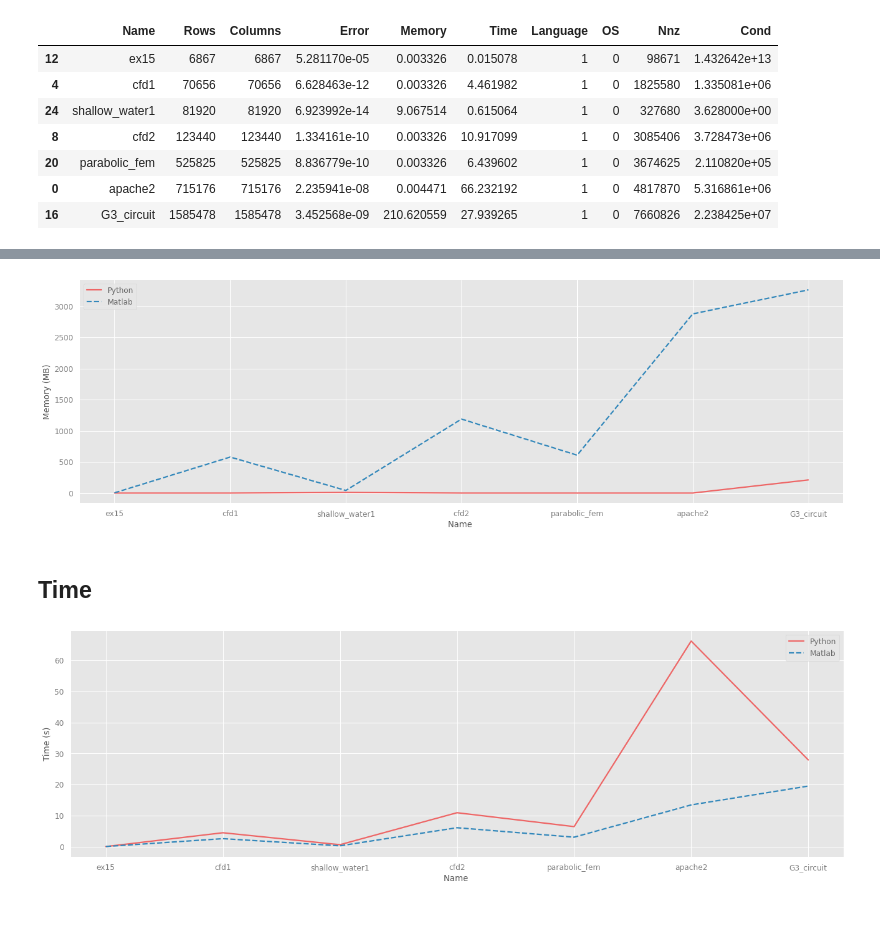
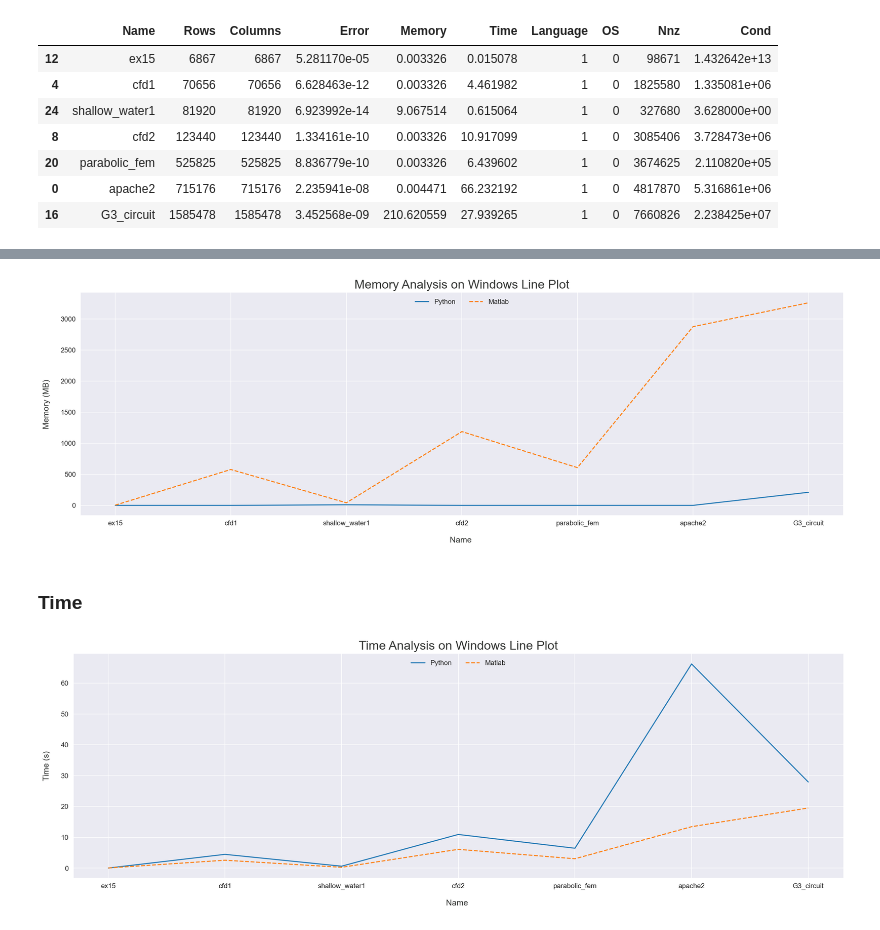
Before and after one commit to simonebenitozzi/cholesky-analysis, a Jupyter notebook: Analysis/model/LanguageCompare.ipynb, the cells around one changed output, grey strips where cells are left out. Saved outputs shown, nothing was run; the diff lists cells and outputs as text; code cells hidden in the pictures.

```diff
--- a/Analysis/model/LanguageCompare.ipynb
+++ b/Analysis/model/LanguageCompare.ipynb
@@ -1,13 +1,13 @@
 # %%
 import pandas as pd
 import os
-
-import seaborn as sns
 import matplotlib.pyplot as plt
-import numpy as np
 from matplotlib.pyplot import figure
+%config InlineBackend.figure_format = 'retina'
 
 
+# Use the newly integrated Roboto font family for all text.
+plt.rc('font', family='Open Sans')
 
 plt.style.context('fivethirtyeight')
 # %% [output]
@@ -31,4 +23,6 @@ plt.style.context('fivethirtyeight')
 # %%
+import numpy as np
+
 X_LABEL = "X_LABEL"
 Y_LABEL = "Y_LABEL"
 
@@ -54,11 +48,27 @@ def write_data(df, name):
     path = os.path.join(RESOURCES_DIRECTORY, name)
     df.to_csv(path, index=False)
 
-def plot(x_elem, y_elem, data_py, data_matlab, **keywords):
+def plot(x_elem, y_elem, data_py, data_matlab, title, **keywords):
     figure(figsize=(20, 6), dpi=80)
     plt.plot(data_py[x_elem], data_py[y_elem], label="Python", linestyle="-")
     plt.plot(data_matlab[x_elem], data_matlab[y_elem], label="Matlab", linestyle="--")
-    plt.legend()
+    title = title + " " + "Line Plot"
+    show(title, x_elem, y_elem, **keywords)
+
+
+
+def bar_plot(x_elem, y_elem, data_py, data_matlab, title, **keywords):
+    figure(figsize=(20, 6), dpi=80)
+    width = 0.4
+    plt.bar(data_py[x_elem], data_py[y_elem], label="Python", width=width)
+    plt.bar(data_matlab[x_elem] , data_matlab[y_elem], label="Matlab", width=width)
+
+
+    title = title + " " + "Bar Plot"
+    show(title, x_elem, y_elem, **keywords)
+
+
+def show(title, x_elem, y_elem, **keywords):
 
     x_label, y_label = "", ""
     if X_LABEL in keywords.keys():
@@ -66,8 +76,16 @@ def plot(x_elem, y_elem, data_py, data_matlab, **keywords):
     if Y_LABEL in keywords.keys():
         y_label = f"({keywords[Y_LABEL]})"
 
-    plt.xlabel(f"{x_elem} {x_label}")
-    plt.ylabel(f"{y_elem} {y_label}")
+
+
+
+    # removing axes from the figure
+    plt.gca().spines['right'].set_visible(False)
+    plt.gca().spines['top'].set_visible(False)
+    plt.legend(loc='upper center',ncol=2,frameon=False)
+    plt.title(title, fontsize=18, color="#333533")
+    plt.xlabel(f"{x_elem} {x_label}",  labelpad=15, fontsize=12, color="#333533")
+    plt.ylabel(f"{y_elem} {y_label}",  labelpad=15, fontsize=12, color="#333533")
     plt.show()
 # %%
 
@@ -138,10 +164,10 @@ plot("Name", "Error", windowsPython, windowsMatlab)
 # %%
-plot("Name", "Memory", windowsPython, windowsMatlab, Y_LABEL="MB")
+plot("Name", "Memory", windowsPython, windowsMatlab, "Memory Analysis on Windows", Y_LABEL="MB")
 # %% [output]
-[figure, old version]
+[figure, new version]
 # %% [markdown]
-## Time
+### Time
 # %%
-plot("Name", "Time", windowsPython, windowsMatlab, Y_LABEL="s")
+plot("Name", "Time", windowsPython, windowsMatlab,"Time Analysis on Windows", Y_LABEL="s")
 # %% [output]
-[figure, old version]
+[figure, new version]
```
Also changed, not shown: parts of 19 cells of this notebook.
